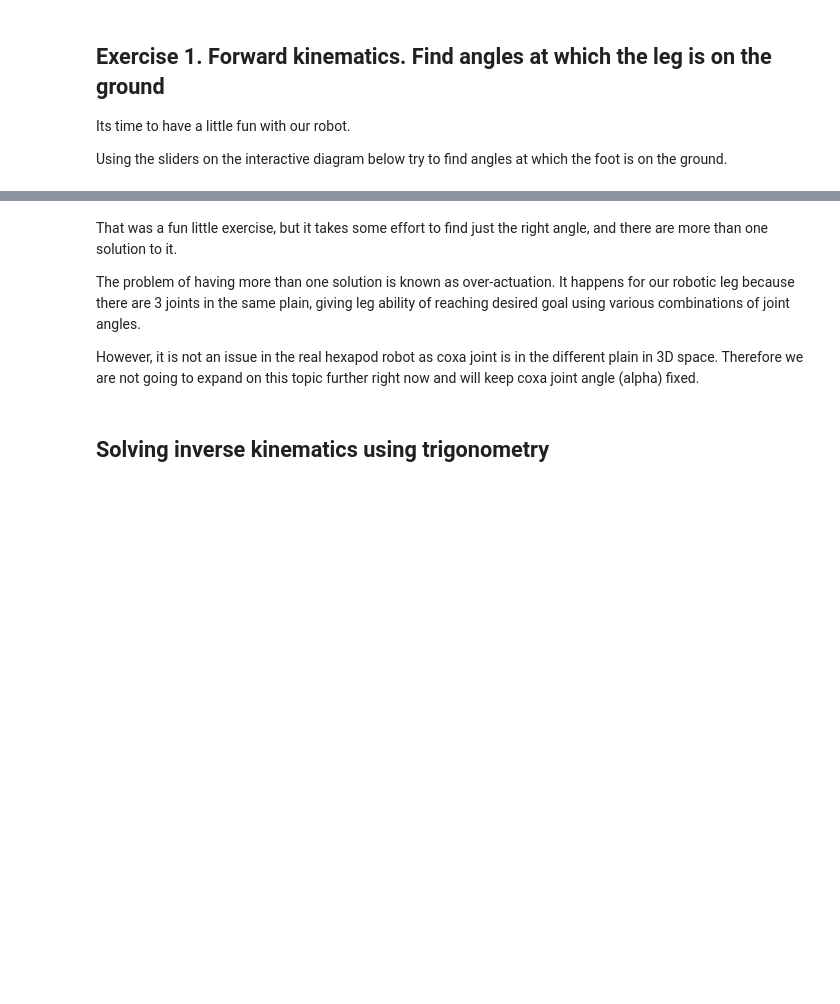
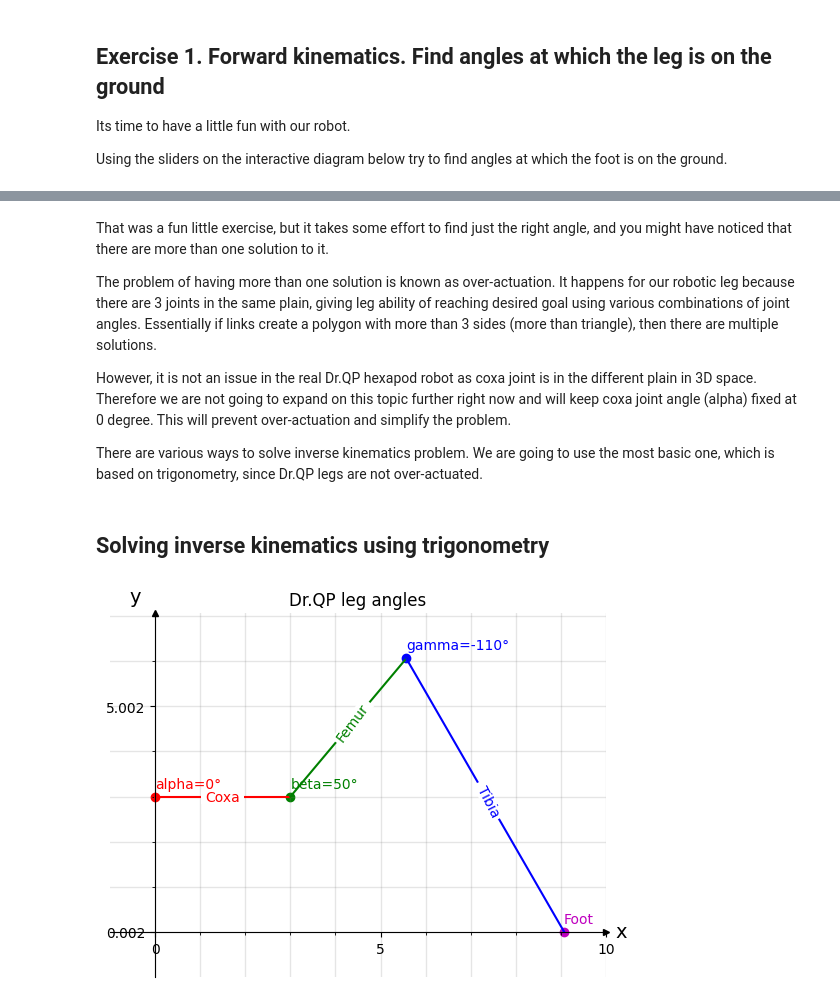
Before and after one commit to Dr-QP/Dr.QP, a Jupyter notebook: packages/runtime/drqp_brain/notebooks/getting_started_with_robot_ik.ipynb, the cells around one changed output, grey strips where cells are left out. Saved outputs shown, nothing was run; the diff lists cells and outputs as text; code cells hidden in the pictures; blank space fills up the shorter version.

```diff
--- a/packages/runtime/drqp_brain/notebooks/getting_started_with_robot_ik.ipynb
+++ b/packages/runtime/drqp_brain/notebooks/getting_started_with_robot_ik.ipynb
@@ -151,8 +159,19 @@ interactive(children=(FloatSlider(value=0.0, description='alpha', max=180.0, min
 # %% [markdown]
-That was a fun little exercise, but it takes some effort to find just the right angle, and there are more than one solution to it.
+That was a fun little exercise, but it takes some effort to find just the right angle, and you might have noticed that there are more than one solution to it.
 
-The problem of having more than one solution is known as over-actuation. It happens for our robotic leg because there are 3 joints in the same plain, giving leg ability of reaching desired goal using various combinations of joint angles.
+The problem of having more than one solution is known as over-actuation. It happens for our robotic leg because there are 3 joints in the same plain, giving leg ability of reaching desired goal using various combinations of joint angles. Essentially if links create a polygon with more than 3 sides (more than triangle), then there are multiple solutions.
 
-However, it is not an issue in the real hexapod robot as coxa joint is in the different plain in 3D space. Therefore we are not going to expand on this topic further right now and will keep coxa joint angle (alpha) fixed.
+However, it is not an issue in the real Dr.QP hexapod robot as coxa joint is in the different plain in 3D space. Therefore we are not going to expand on this topic further right now and will keep coxa joint angle (alpha) fixed at 0 degree. This will prevent over-actuation and simplify the problem.
+
+There are various ways to solve inverse kinematics problem. We are going to use the most basic one, which is based on trigonometry, since Dr.QP legs are not over-actuated.
 # %% [markdown]
 ## Solving inverse kinematics using trigonometry
+# %%
+%matplotlib inline
+
+start=Point(0, 3)
+points = forward_kinematics_angles(coxa_length, femur_length, tibia_length, 0, 50, -110, start=start)
+
+_ = plot_leg_with_points(points, 'Dr.QP leg angles')
+# %% [output]
+[figure, added]
```
Also changed, not shown: parts of 1 cell of this notebook.
